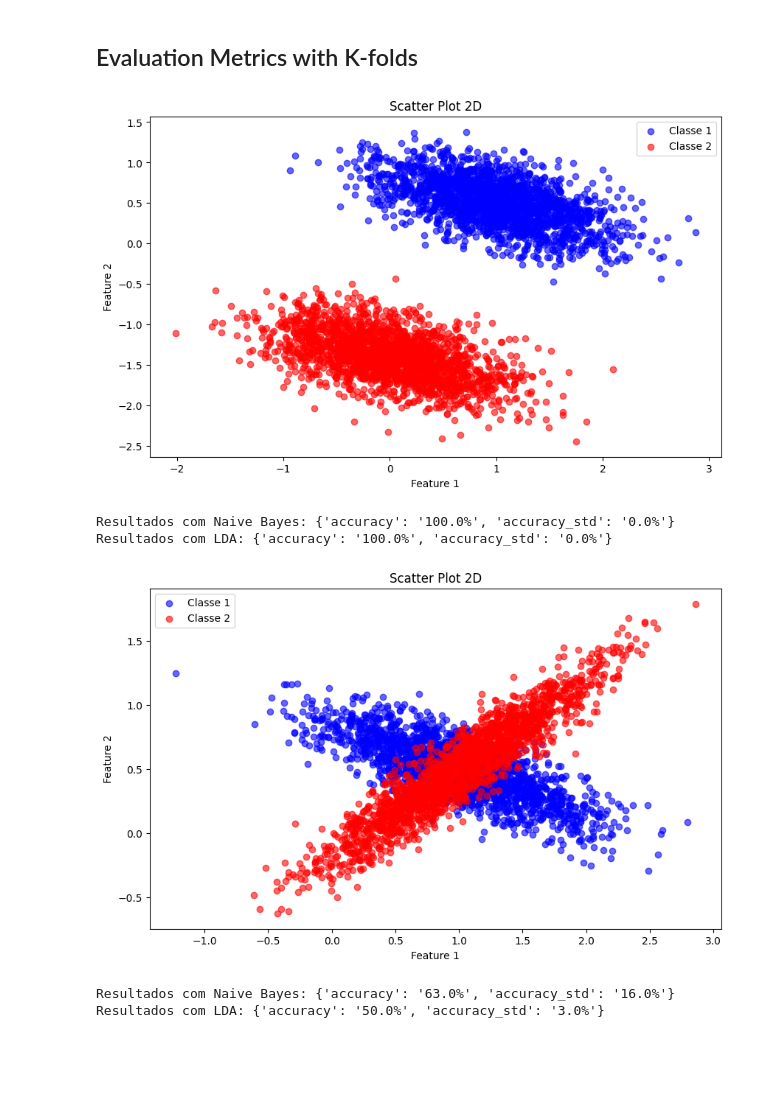
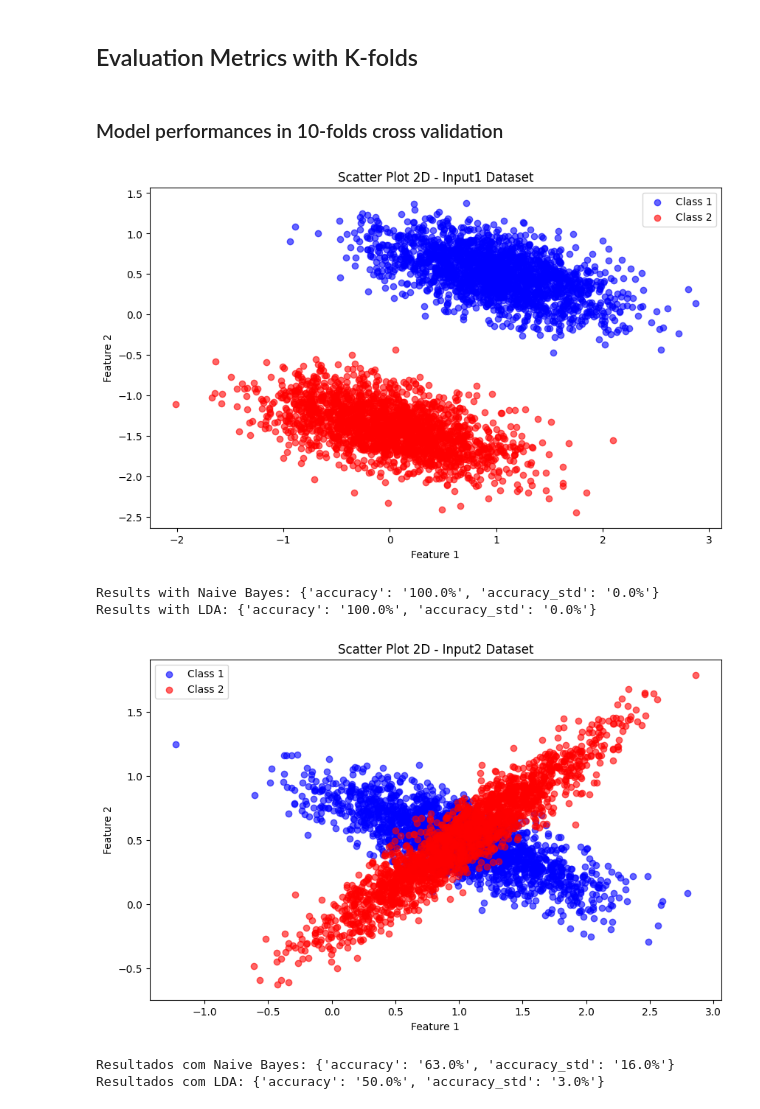
Before and after one commit to JonasFortes12/Naive-Bayes-and-LDA-classifier-implementation, a Jupyter notebook: bayesian-and-lda.ipynb, the cells around one changed output. Drawn from its saved outputs; the diff is of its cells as text; code cells hidden in the pictures; blank space fills up the shorter version.

```diff
--- a/bayesian-and-lda.ipynb
+++ b/bayesian-and-lda.ipynb
@@ -156,24 +156,27 @@ class LDAClassifier:
 # %%
 import matplotlib.pyplot as plt
 
-def plot_2d_scatter(X, y):
+def plot_2d_scatter(X, y, title, model_nb=None, model_lda=None):
     """
-    Plot a 2D scatter plot of the input data.
+    Plot a 2D scatter plot of the input data with decision boundaries.
 
     Parameters:
     - X: DataFrame or Array-like with the input data (continuous features).
     - y: Array-like with the target labels.
+    - title: String with the title of the plot.
+    - model_nb: Trained Naive Bayes model (optional).
+    - model_lda: Trained LDA model (optional).
     """
     plt.figure(figsize=(10, 6))
 
-    # Plot Classe 1 as blue
-    plt.scatter(X[y == 1].iloc[:, 0], X[y == 1].iloc[:, 1], color='blue', label='Classe 1', alpha=0.6)
+    # Plot Class 1 as blue
+    plt.scatter(X[y == 1].iloc[:, 0], X[y == 1].iloc[:, 1], color='blue', label='Class 1', alpha=0.6)
 
-    # Plot Classe 2 as red
-    plt.scatter(X[y == 2].iloc[:, 0], X[y == 2].iloc[:, 1], color='red', label='Classe 2', alpha=0.6)
+    # Plot Class 2 as red
+    plt.scatter(X[y == 2].iloc[:, 0], X[y == 2].iloc[:, 1], color='red', label='Class 2', alpha=0.6)
 
     # Configure the plot
-    plt.title('Scatter Plot 2D')
+    plt.title(f'Scatter Plot 2D - {title}')
     plt.xlabel('Feature 1')
     plt.ylabel('Feature 2')
     plt.legend()
@@ -242,32 +290,34 @@ def k_fold_cross_validation(X, y, k_folds, model_class):
     }
 # %% [markdown]
 ## Evaluation Metrics with K-folds
+# %% [markdown]
+### Model performances in 10-folds cross validation
 # %%
 # Set the data into X and y
 X = dataset_input1
 y = labels
 
 # Plot the scatter plot 2D for the input data 1
-plot_2d_scatter(X, y)
+plot_2d_scatter(X, y, 'Input1 Dataset')
 
 # Use NaiveBayesClassifier with 10-fold cross-validation for the input data 1
 naive_bayes_results = k_fold_cross_validation(X, y, k_folds=10, model_class=NaiveBayesClassifier)
-print("Resultados com Naive Bayes:", naive_bayes_results)
+print("Results with Naive Bayes:", naive_bayes_results)
 
 # Use LDAClassifier with 10-fold cross-validation for the input data 1
 lda_results = k_fold_cross_validation(X, y, k_folds=10, model_class=LDAClassifier)
-print("Resultados com LDA:", lda_results)
+print("Results with LDA:", lda_results)
 # %% [output]
-[figure, old version]
+[figure, new version]
-Resultados com Naive Bayes: {'accuracy': '100.0%', 'accuracy_std': '0.0%'}
-Resultados com LDA: {'accuracy': '100.0%', 'accuracy_std': '0.0%'}
+Results with Naive Bayes: {'accuracy': '100.0%', 'accuracy_std': '0.0%'}
+Results with LDA: {'accuracy': '100.0%', 'accuracy_std': '0.0%'}
 # %%
 # Set the data into X and y
 X = dataset_input2
 y = labels
 
 # Plot the scatter plot 2D for the input data 2
-plot_2d_scatter(X, y)
+plot_2d_scatter(X, y, 'Input2 Dataset')
 
 # Use NaiveBayesClassifier with 10-fold cross-validation for the input data 2
 naive_bayes_results = k_fold_cross_validation(X, y, k_folds=10, model_class=NaiveBayesClassifier)
@@ -277,6 +327,6 @@ print("Resultados com Naive Bayes:", naive_bayes_results)
 lda_results = k_fold_cross_validation(X, y, k_folds=10, model_class=LDAClassifier)
 print("Resultados com LDA:", lda_results)
 # %% [output]
-[figure, old version]
+[figure, new version]
 Resultados com Naive Bayes: {'accuracy': '63.0%', 'accuracy_std': '16.0%'}
 Resultados com LDA: {'accuracy': '50.0%', 'accuracy_std': '3.0%'}
```
Also changed, not shown: parts of 6 cells of this notebook.
